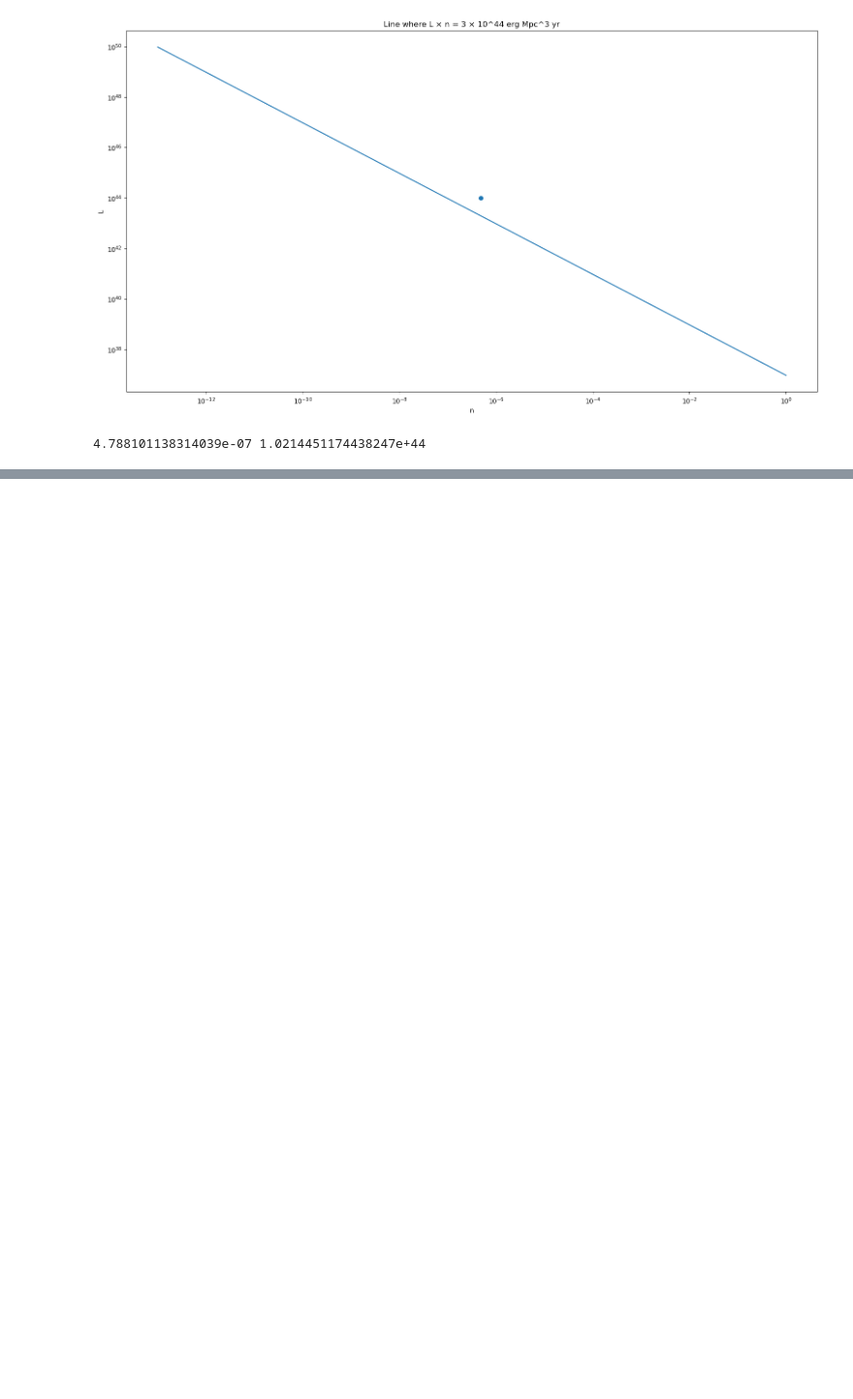
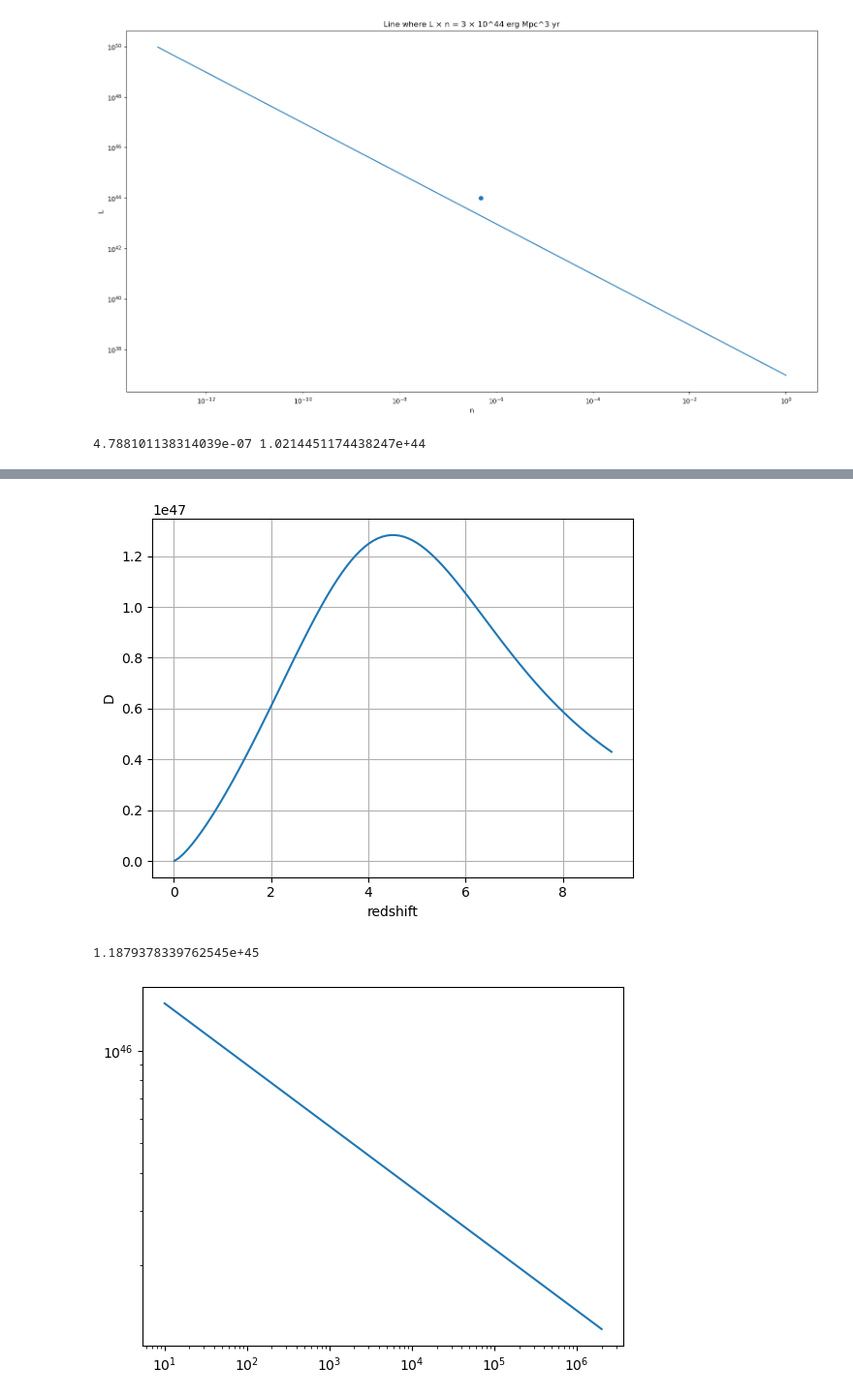
Before and after one commit to henan99/Project-related-to-first-semester-of-masters, a Jupyter notebook: Henrik_XLF_current.ipynb, the cells around one changed output, grey strips where cells are left out. Shown at 97% size. Cells and saved outputs as stored; diff of their text form; code cells hidden in the pictures; blank space fills up the shorter version.

```diff
--- a/Henrik_XLF_current.ipynb
+++ b/Henrik_XLF_current.ipynb
@@ -609,0 +711,57 @@ print(n_z_tot[0], avg_tot[0])
+# %%
+from scipy.optimize import minimize
+
+def SED_neut(E_v,D): #general SED for all neutrino emmision from the tpye of AGN considered
+    return D*E_v**(-2.2) #2.2 comes from some paper i think
+
+E1 = E_v_list[0]
+E2 = E_v_list[-1]
+
+def integrate_SED(D): #Want this to equate the luminosity of our AGN, This luminosity is redshift dependent.
+    integral, _ = quad(SED_neut, E1, E2, args=(D))
+    #print(integral)
+    return integral
+
+
+def objective_function(D, target_luminosity):
+
+    return abs(integrate_SED(D) - target_luminosity)
+
+#print(integrate_SED(2.829371152471951e+42))
+
+#D_init = 2.829371152471951e+42
+#z_trial = 0.01
+#print(broken_power_law(z_trial, *popt_tot))
+D_list = []
+
+for i in range(len(Z_list)):
+    z_trial = Z_list[i]
+    D_init = broken_power_law(z_trial, *popt_tot)* 624.15
+    result = minimize(objective_function, D_init, args=(broken_power_law(z_trial, *popt_tot)*624.15),method='Nelder-Mead')
+    D_list.append(result.x[0])
+
+#result = minimize(objective_function, D_init, args=(broken_power_law(z_trial, *popt_tot)),method='Nelder-Mead')
+D_list = np.array(D_list)
+
+plt.figure()
+plt.plot(Z_list,D_list)
+plt.ylabel("D")
+plt.xlabel("redshift")
+
+plt.grid()
+plt.show()
+
+
+# Optimal L0
+#D_optimal = result.x[0]
+
+print(integrate_SED(D_list[0]))
+#print(D_optimal)
+plt.figure()
+plt.plot(E_v_list,E_v_list**2*SED_neut(E_v_list,D_list[0]))
+plt.xscale('log',base=10)
+plt.yscale('log',base=10)
+# %% [output]
+[figure, added]
+1.1879378339762545e+45
+[figure, added]
```
Also changed, not shown: parts of 15 cells of this notebook, 9 other files.
